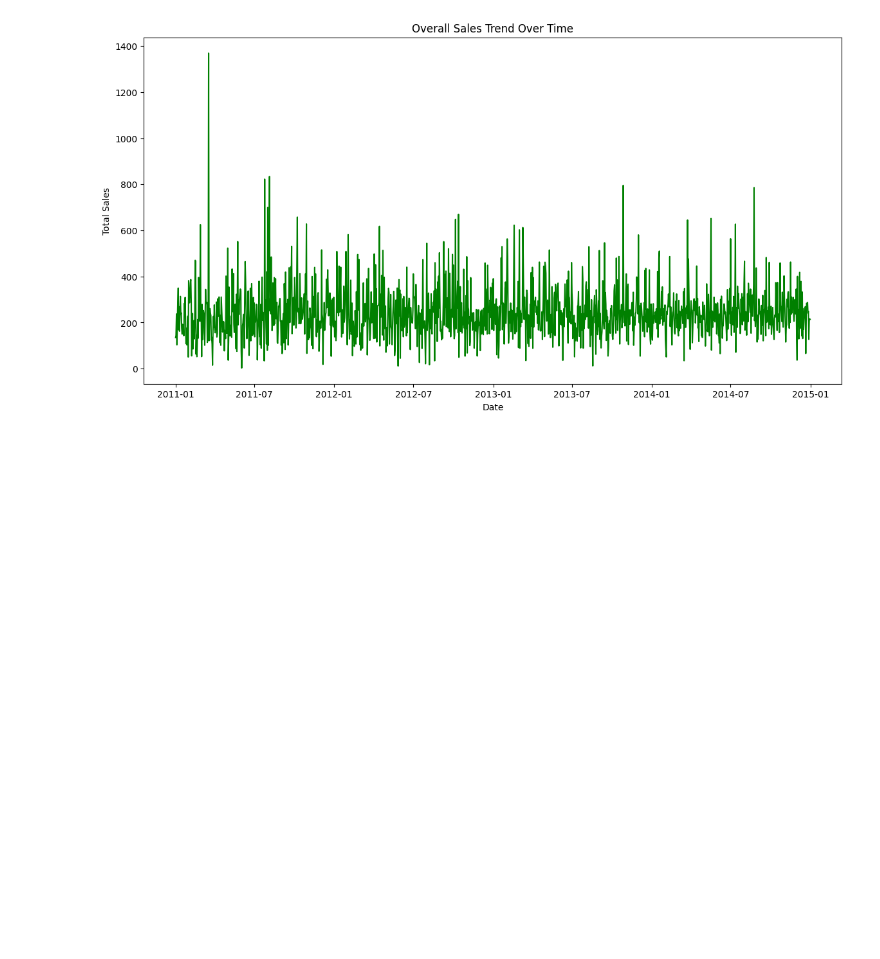
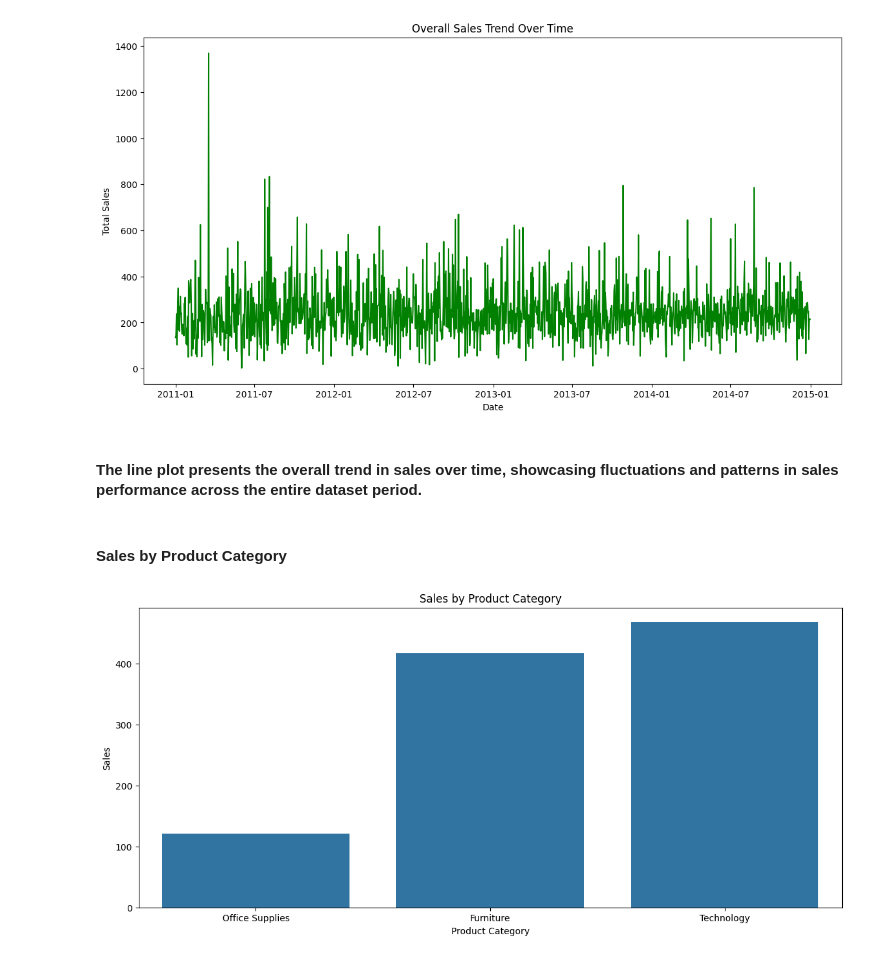
Before and after one commit to aaserwaa/Superstore-Sales-Data-Analysis, a Jupyter notebook: superstores.ipynb, the cells around one changed output. Cells and saved outputs as stored; diff of their text form; code cells hidden in the pictures; blank space fills up the shorter version.

```diff
--- a/superstores.ipynb
+++ b/superstores.ipynb
@@ -327,3 +337,16 @@ sales_trend_plot.set(xlabel='Date', ylabel='Total Sales')
 plt.show()
 # %% [output]
 [figure]
+# %% [markdown]
+#### The line plot presents the overall trend in sales over time, showcasing fluctuations and patterns in sales performance across the entire dataset period.
+# %% [markdown]
+#### Sales by Product Category
+# %%
+plt.figure(figsize=(14,6))
+sns.barplot(data=df, x='Category', y='Sales', errorbar=None)
+plt.xlabel('Product Category')
+plt.ylabel('Sales')
+plt.title('Sales by Product Category')
+plt.show()
+# %% [output]
+[figure, added]
```
Also changed, not shown: parts of 72 cells of this notebook.
